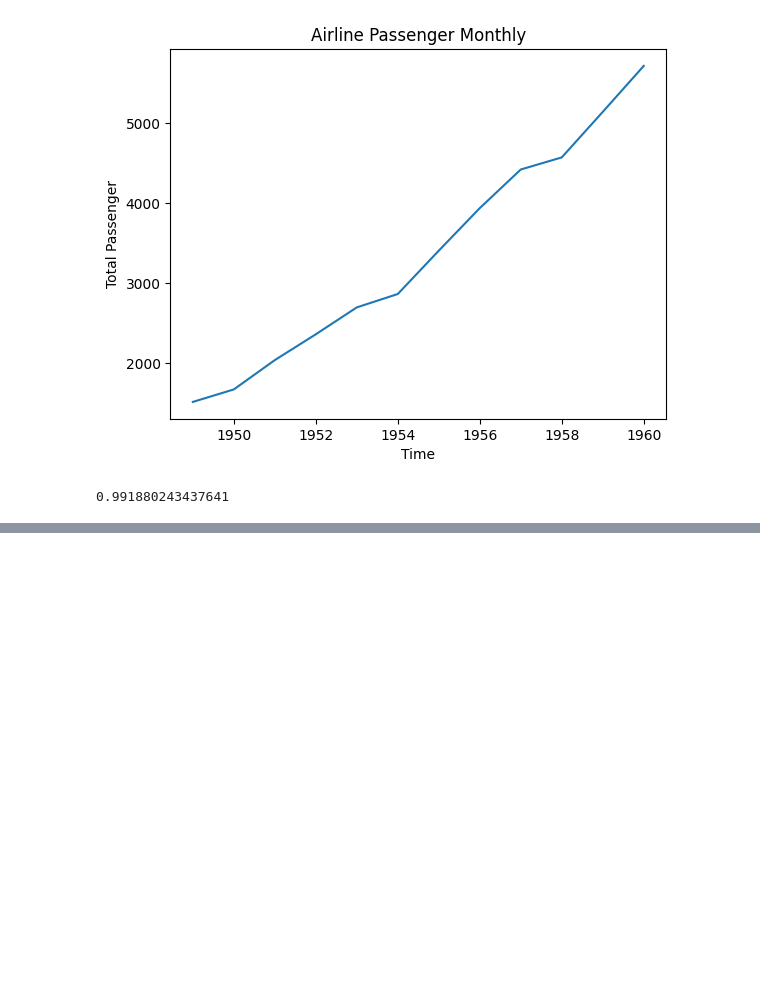
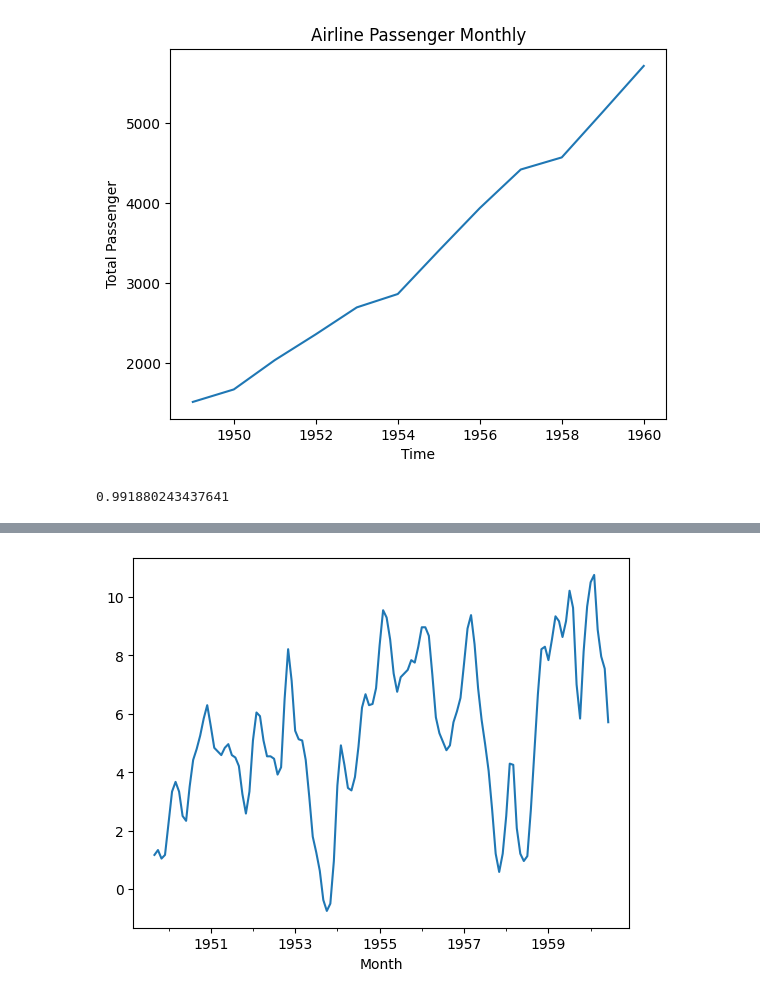
Before and after one commit to PEDROPERDO/Juliari, a Jupyter notebook: Arta.ipynb, the cells around one changed output, grey strips where cells are left out. Cells and saved outputs as stored; diff of their text form; code cells hidden in the pictures; blank space fills up the shorter version.

```diff
--- a/Arta.ipynb
+++ b/Arta.ipynb
@@ -102,0 +87,4 @@ result_p
+# %%
+decomposition.trend.plot();
+# %% [output]
+[figure, added]
```
Also changed, not shown: parts of 12 cells of this notebook.
